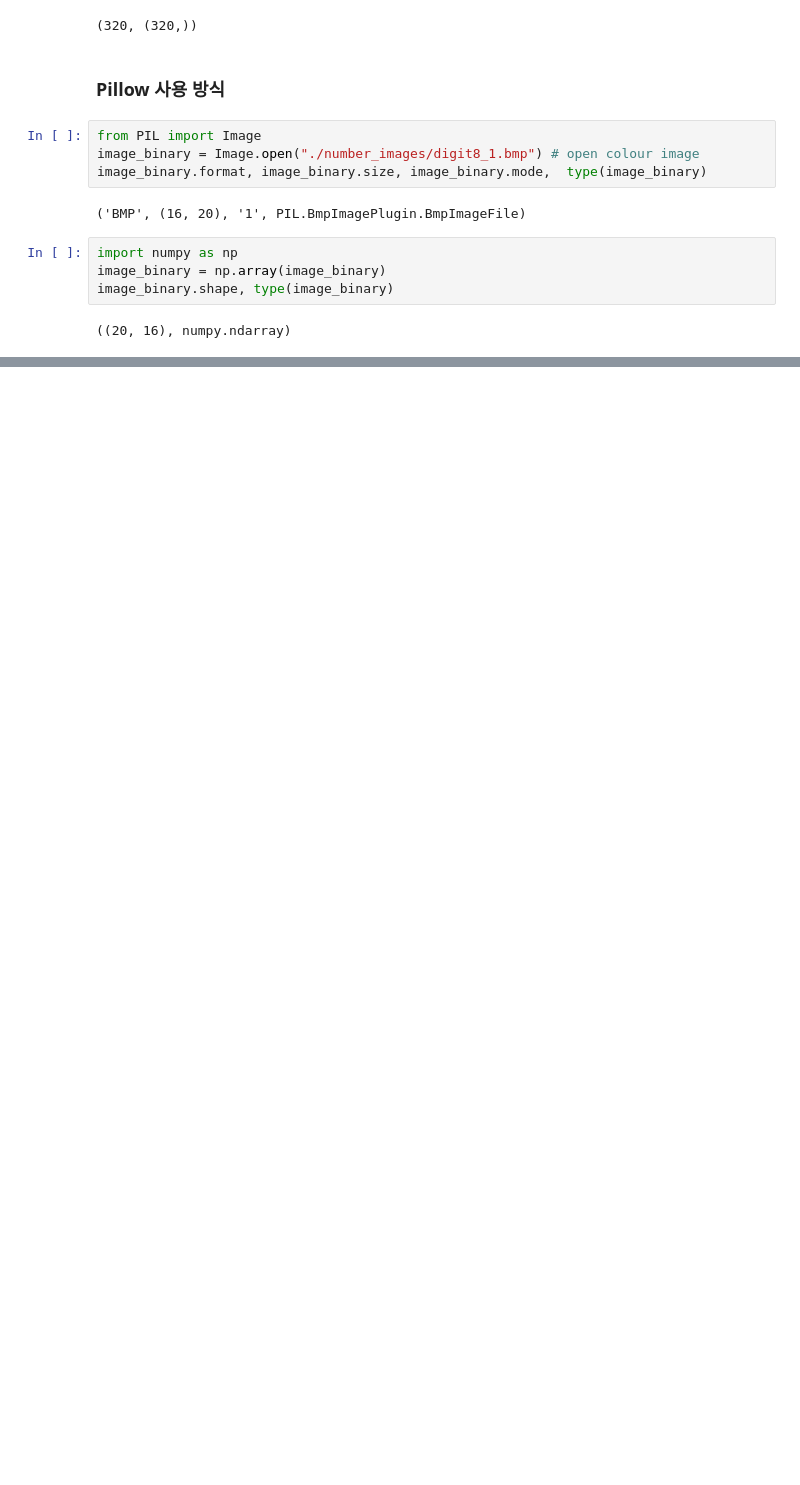
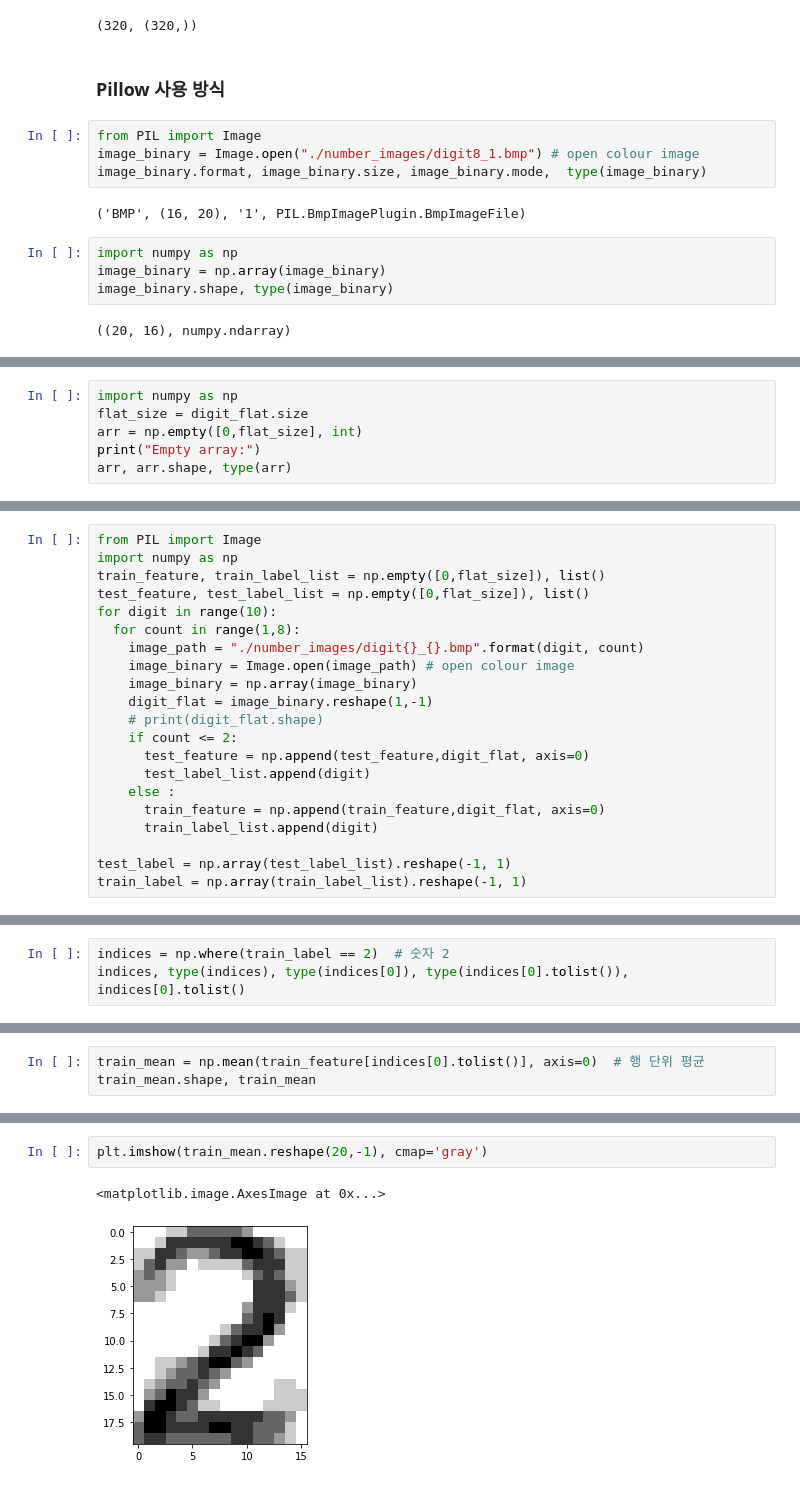
Before and after one commit to yojulab/knou_study_machinglearning, a Jupyter notebook: codes/02_패턴인식기_영상데이터.ipynb, the cells around one changed output, grey strips where cells are left out. Saved outputs shown, nothing was run; the diff lists cells and outputs as text; blank space fills up the shorter version.

```diff
--- a/codes/02_패턴인식기_영상데이터.ipynb
+++ b/codes/02_패턴인식기_영상데이터.ipynb
@@ -104,0 +105,6 @@ digit_flat.size, digit_flat.shape
+# %%
+import numpy as np
+flat_size = digit_flat.size
+arr = np.empty([0,flat_size], int)
+print("Empty array:")
+arr, arr.shape, type(arr)
@@ -104,0 +135,21 @@ digit_flat.size, digit_flat.shape
+# %%
+from PIL import Image
+import numpy as np
+train_feature, train_label_list = np.empty([0,flat_size]), list()
+test_feature, test_label_list = np.empty([0,flat_size]), list()
+for digit in range(10):
+  for count in range(1,8):
+    image_path = "./number_images/digit{}_{}.bmp".format(digit, count)
+    image_binary = Image.open(image_path) # open colour image
+    image_binary = np.array(image_binary)
+    digit_flat = image_binary.reshape(1,-1)
+    # print(digit_flat.shape)
+    if count <= 2:
+      test_feature = np.append(test_feature,digit_flat, axis=0)
+      test_label_list.append(digit)
+    else :
+      train_feature = np.append(train_feature,digit_flat, axis=0)
+      train_label_list.append(digit)
+
+test_label = np.array(test_label_list).reshape(-1, 1)
+train_label = np.array(train_label_list).reshape(-1, 1)
@@ -104,0 +184,3 @@ digit_flat.size, digit_flat.shape
+# %%
+indices = np.where(train_label == 2)  # 숫자 2
+indices, type(indices), type(indices[0]), type(indices[0].tolist()), indices[0].tolist()
@@ -104,0 +193,3 @@ digit_flat.size, digit_flat.shape
+# %%
+train_mean = np.mean(train_feature[indices[0].tolist()], axis=0)  # 행 단위 평균
+train_mean.shape, train_mean
@@ -104,0 +214,5 @@ digit_flat.size, digit_flat.shape
+# %%
+plt.imshow(train_mean.reshape(20,-1), cmap='gray')
+# %% [output]
+<matplotlib.image.AxesImage at 0x...>
+[figure, added]
```
Also changed, not shown: parts of 17 cells of this notebook.
